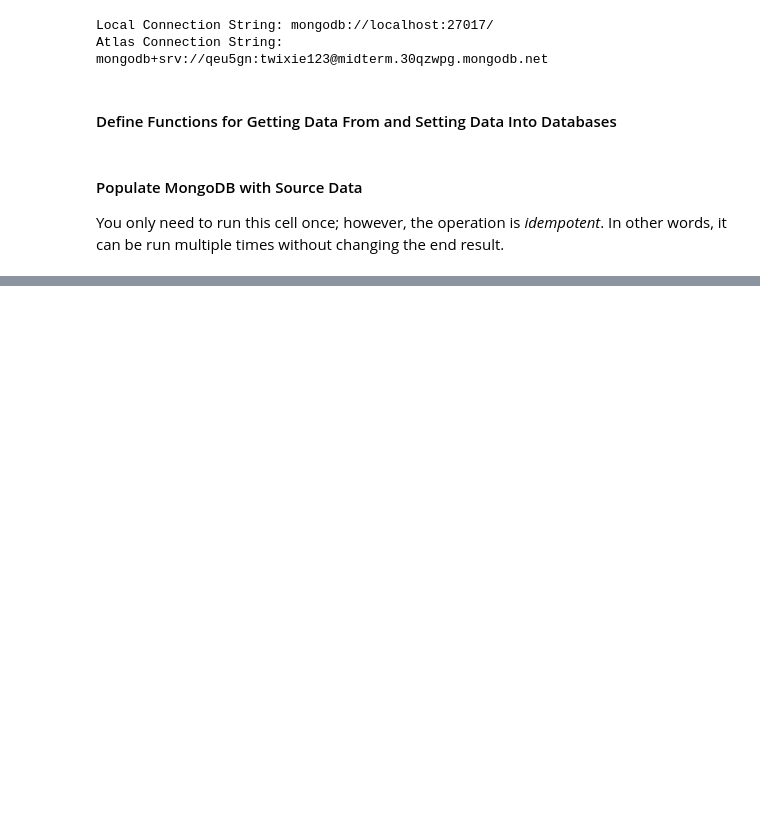
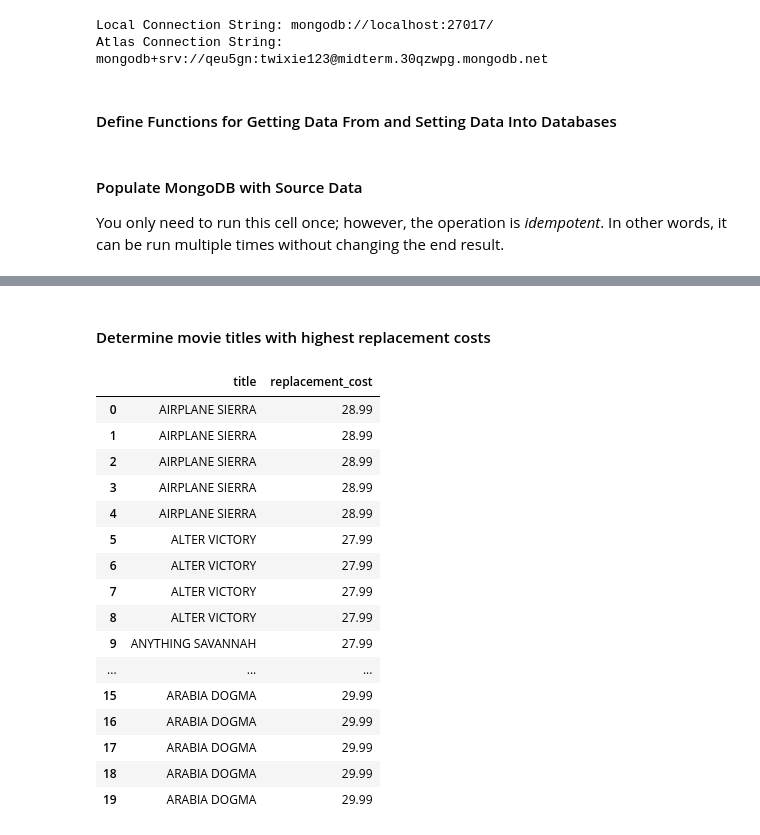
Before and after one commit to amalieharrison/Midterm, a Jupyter notebook: DS 2002 Midterm Project.ipynb, the cells around one changed output, grey strips where cells are left out. Cells and saved outputs as stored; diff of their text form; code cells hidden in the pictures; blank space fills up the shorter version.

```diff
--- a/DS 2002 Midterm Project.ipynb
+++ b/DS 2002 Midterm Project.ipynb
@@ -454,0 +736,29 @@ df_invoices.head(2)
+# %% [markdown]
+#### Determine movie titles with highest replacement costs
+# %%
+db_name = "sakila_dw2"
+
+conn = pymysql.connect(host=host_name, user=user_id, password=pwd, database=db_name)
+
+df = pd.read_sql("SELECT title , replacement_cost FROM sakila_dw2.fact_film HAVING replacement_cost > 27.00;", conn)
+
+conn.close()
+df.head(20)
+# %% [output]
+|  | title | replacement_cost |
+| 0 | AIRPLANE SIERRA | 28.99 |
+| 1 | AIRPLANE SIERRA | 28.99 |
+| 2 | AIRPLANE SIERRA | 28.99 |
+| 3 | AIRPLANE SIERRA | 28.99 |
+| 4 | AIRPLANE SIERRA | 28.99 |
+| 5 | ALTER VICTORY | 27.99 |
+| 6 | ALTER VICTORY | 27.99 |
+| 7 | ALTER VICTORY | 27.99 |
+| 8 | ALTER VICTORY | 27.99 |
+| 9 | ANYTHING SAVANNAH | 27.99 |
+| ... | ... | ... |
+| 15 | ARABIA DOGMA | 29.99 |
+| 16 | ARABIA DOGMA | 29.99 |
+| 17 | ARABIA DOGMA | 29.99 |
+| 18 | ARABIA DOGMA | 29.99 |
+| 19 | ARABIA DOGMA | 29.99 |
```
Also changed, not shown: parts of 64 cells of this notebook.
